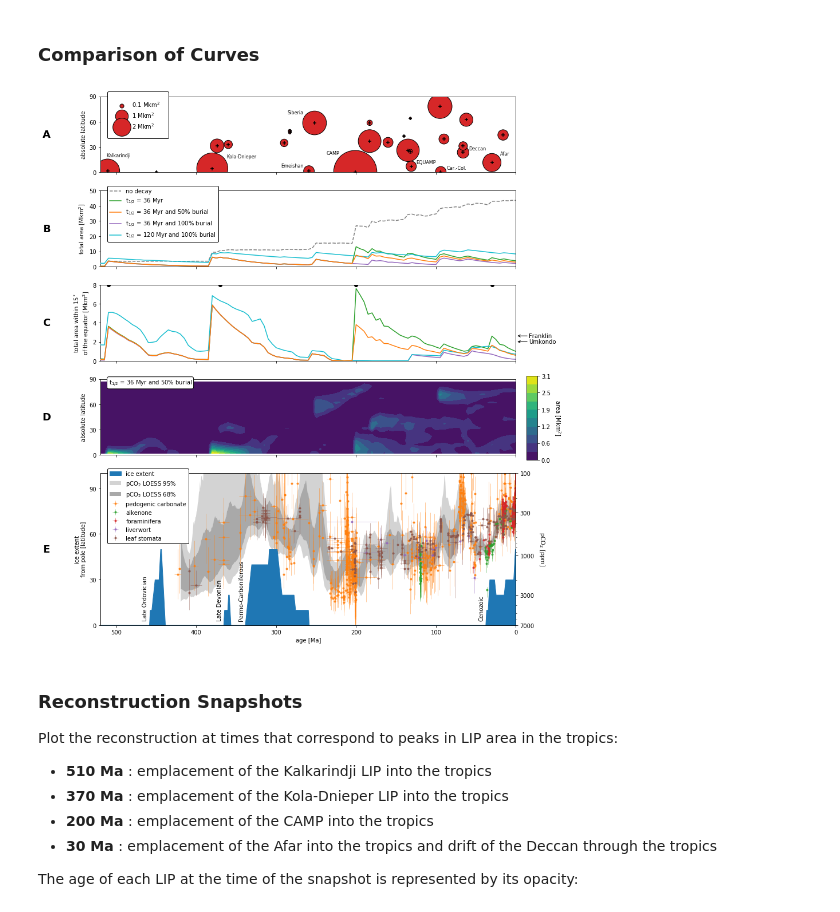
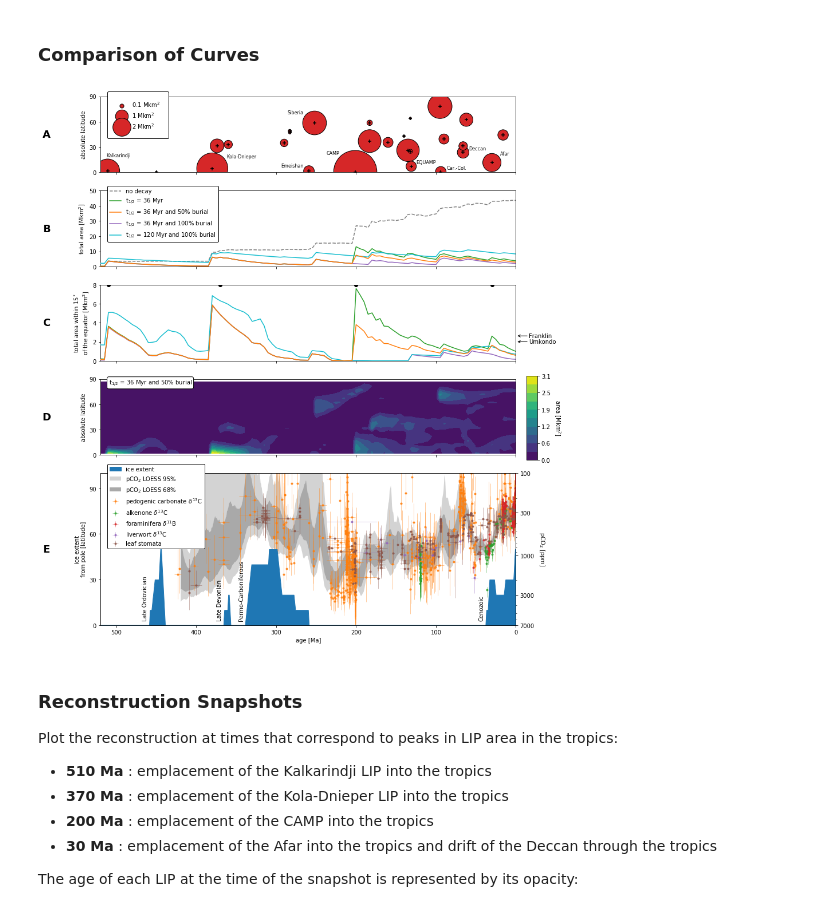
Before and after one commit to Swanson-Hysell-Group/2020_large_igneous_provinces, a Jupyter notebook: Code/LIP_Reconstruction.ipynb, the cells around one changed output. Drawn from its saved outputs; the diff is of its cells as text; code cells hidden in the pictures.

Commit message:
minor updates to figures

```diff
--- a/Code/LIP_Reconstruction.ipynb
+++ b/Code/LIP_Reconstruction.ipynb
@@ -1038,43 +1038,43 @@ h4 = twinax.errorbar(pCO2_paleosols['Age_Ma'], pCO2_paleosols['CO2_ppm'],
                      xerr=[pCO2_paleosols['Age_Ma']-pCO2_paleosols['Age_young'], pCO2_paleosols['Age_old']-pCO2_paleosols['Age_Ma']],
                      yerr=[pCO2_paleosols['CO2_ppm']-pCO2_paleosols['CO2_low'], pCO2_paleosols['CO2_high']-pCO2_paleosols['CO2_ppm']],
                      linestyle='none', elinewidth=0.5, alpha=0.8, c='C1', marker='o', markersize=3,
-                     label='pedogenic carbonate')
+                     label='pedogenic carbonate $\delta^{13}$C')
 h5 = twinax.errorbar(pCO2_alkenones['Age_Ma'], pCO2_alkenones['CO2_ppm'],
                      xerr=[pCO2_alkenones['Age_Ma']-pCO2_alkenones['Age_young'], pCO2_alkenones['Age_old']-pCO2_alkenones['Age_Ma']],
                      yerr=[pCO2_alkenones['CO2_ppm']-pCO2_alkenones['CO2_low'], pCO2_alkenones['CO2_high']-pCO2_alkenones['CO2_ppm']],
                      linestyle='none', elinewidth=0.5, alpha=0.8, c='C2', marker='o', markersize=3,
-                     label='alkenone')
+                     label='alkenone $\delta^{13}$C')
 h6 = twinax.errorbar(pCO2_boron['Age_Ma'], pCO2_boron['CO2_ppm'],
                      xerr=[pCO2_boron['Age_Ma']-pCO2_boron['Age_young'], pCO2_boron['Age_old']-pCO2_boron['Age_Ma']],
                      yerr=[pCO2_boron['CO2_ppm']-pCO2_boron['CO2_low'], pCO2_boron['CO2_high']-pCO2_boron['CO2_ppm']],
                      linestyle='none', elinewidth=0.5, alpha=0.8, c='C3', marker='o', markersize=3,
-                     label='foraminifera')
+                     label='foraminifera $\delta^{11}$B')
 h7 = twinax.errorbar(pCO2_liverworts['Age_Ma'], pCO2_liverworts['CO2_ppm'],
                      xerr=[pCO2_liverworts['Age_Ma']-pCO2_liverworts['Age_young'], pCO2_liverworts['Age_old']-pCO2_liverworts['Age_Ma']],
                      yerr=[pCO2_liverworts['CO2_ppm']-pCO2_liverworts['CO2_low'], pCO2_liverworts['CO2_high']-pCO2_liverworts['CO2_ppm']],
                      linestyle='none', elinewidth=0.5, alpha=0.8, c='C4', marker='o', markersize=3,
-                     label='liverwort')
+                     label='liverwort $\delta^{13}$C')
 h8 = twinax.errorbar(pCO2_stomat['Age_Ma'], pCO2_stomat['CO2_ppm'],
                      xerr=[pCO2_stomat['Age_Ma']-pCO2_stomat['Age_young'], pCO2_stomat['Age_old']-pCO2_stomat['Age_Ma']],
                      yerr=[pCO2_stomat['CO2_ppm']-pCO2_stomat['CO2_low'], pCO2_stomat['CO2_high']-pCO2_stomat['CO2_ppm']],
                      linestyle='none', elinewidth=0.5, alpha=0.8, c='C5', marker='o', markersize=3,
                      label='leaf stomata')
 
 twinax.set_ylim(7000,100)
 twinax.set_yticks([7000,3000,1000,300,100])
 twinax.set_yticklabels([7000,3000,1000,300,100])
 twinax.set_ylabel('pCO$_{2}$ [ppm]', rotation=270, labelpad=20)
 ax[4].legend(handles=[h1,h2,h3,h4,h5,h6,h7,h8],
-             edgecolor='k',facecolor='white',loc='upper left',bbox_to_anchor=(0.01,1.05),framealpha=1)
+             edgecolor='k',facecolor='white',loc='upper left',bbox_to_anchor=(0.01,1.08),framealpha=1)
 
 ### prettify
 
 ax[4].set_xlim(520,0)
 
 #plt.savefig('../Manuscript/Figures/LIP_Areas.pdf', bbox_inches='tight')
 plt.show(fig)
 # %% [output]
-[figure, old version]
+[figure, new version]
 # %% [markdown]
 ### Reconstruction Snapshots
 
```
Also changed, not shown: parts of 2 cells of this notebook, 3 other files.
